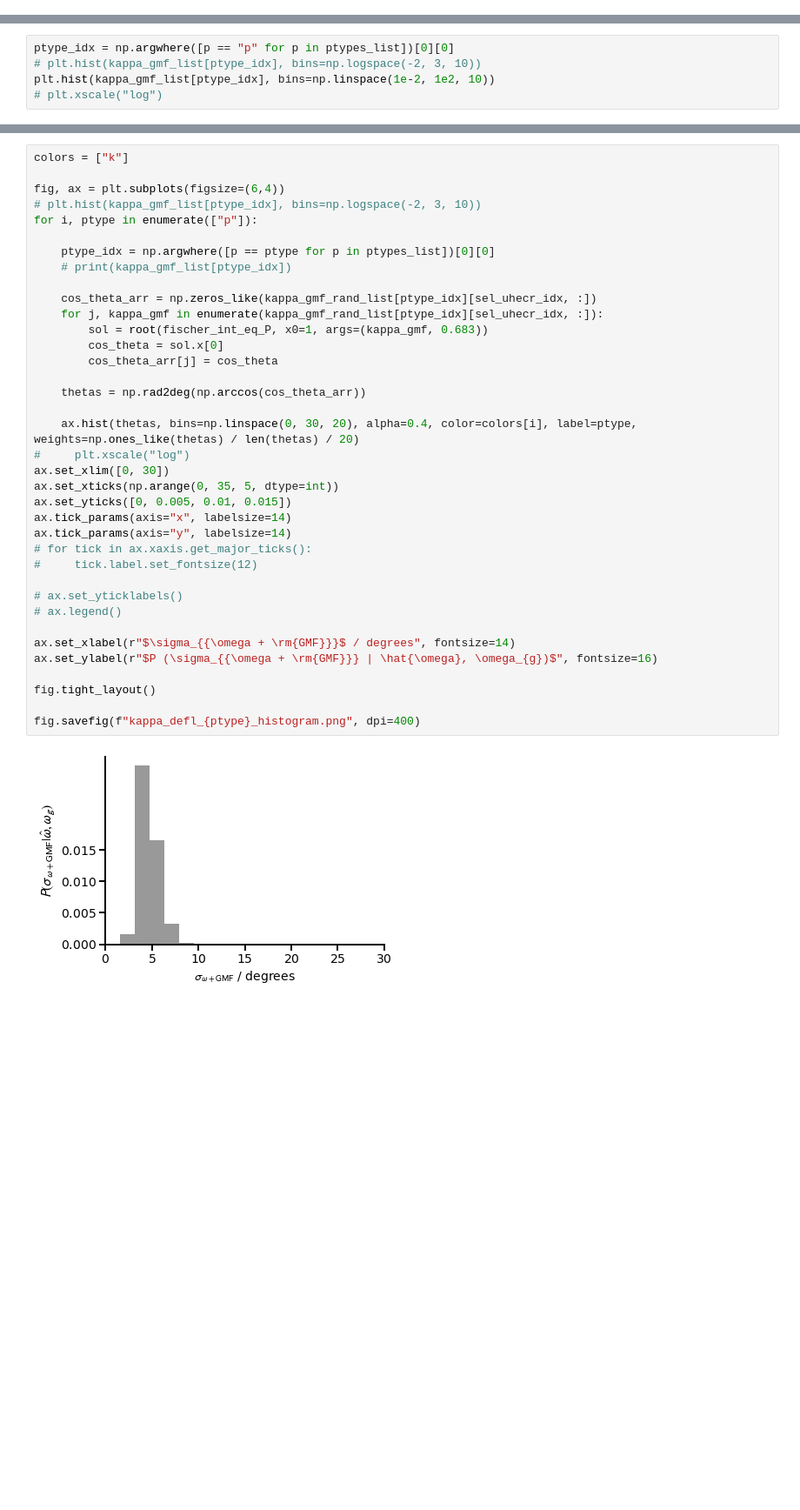
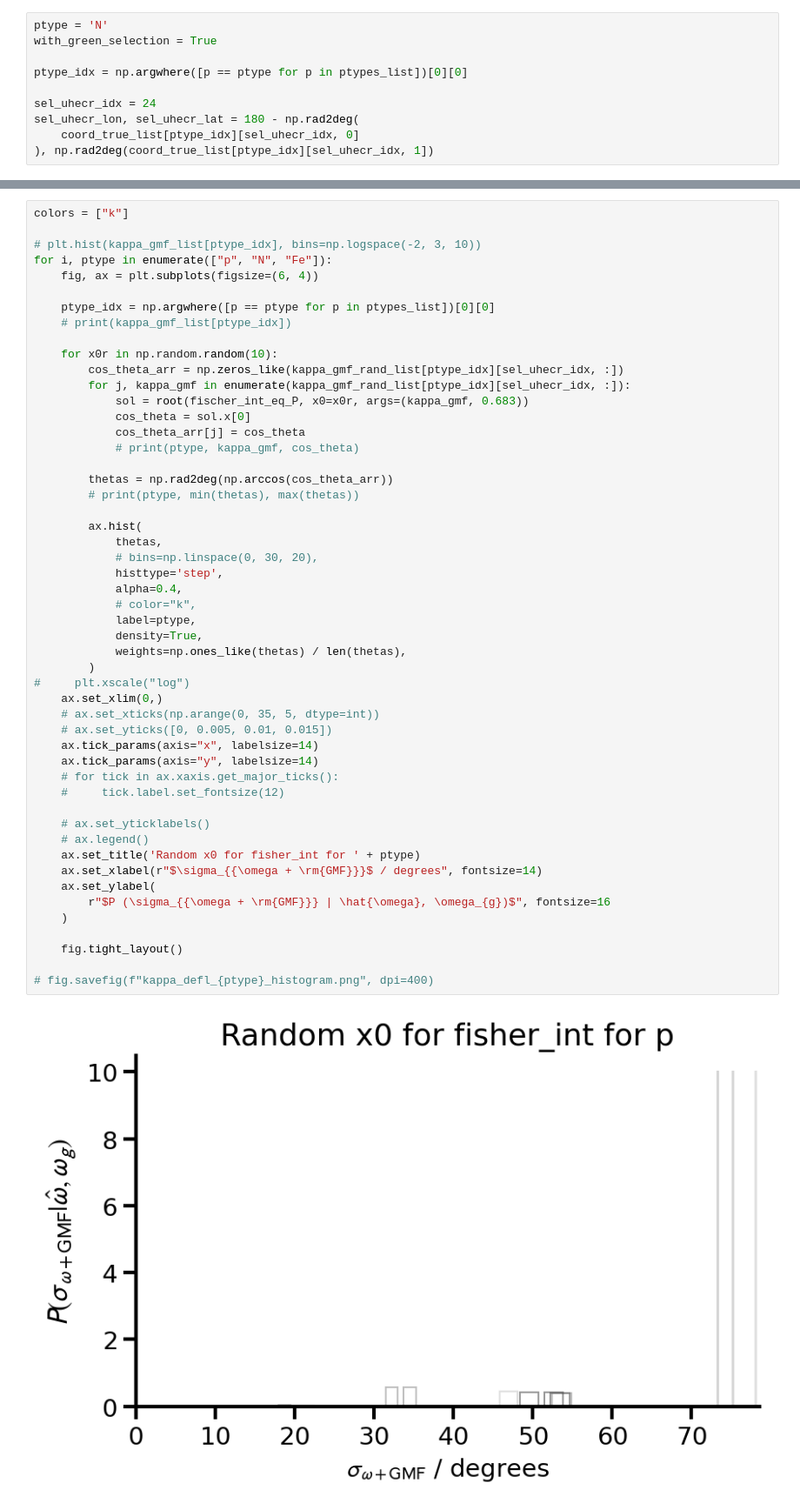
Before and after one commit to uhecr-project/uhecr_model, a Jupyter notebook: uhecr_model/paper_1/figures_deflection_exposure/figures_kappa_gmf.ipynb, the cells around one changed output, grey strips where cells are left out. Shown at 87% size. Saved outputs shown, nothing was run; the diff lists cells and outputs as text; blank space fills up the shorter version.

```diff
--- a/uhecr_model/paper_1/figures_deflection_exposure/figures_kappa_gmf.ipynb
+++ b/uhecr_model/paper_1/figures_deflection_exposure/figures_kappa_gmf.ipynb
@@ -71,3 +93,13 @@ len(kappa_gmf_list[0])
+# %%
+ptype = 'N'
+with_green_selection = True
+
+ptype_idx = np.argwhere([p == ptype for p in ptypes_list])[0][0]
+
+sel_uhecr_idx = 24
+sel_uhecr_lon, sel_uhecr_lat = 180 - np.rad2deg(
+    coord_true_list[ptype_idx][sel_uhecr_idx, 0]
+), np.rad2deg(coord_true_list[ptype_idx][sel_uhecr_idx, 1])
 # %%
 plt.style.use("minimalist")
 
@@ -293,5 +227,0 @@ len(thetas)
-# %%
-ptype_idx = np.argwhere([p == "p" for p in ptypes_list])[0][0]
-# plt.hist(kappa_gmf_list[ptype_idx], bins=np.logspace(-2, 3, 10))
-plt.hist(kappa_gmf_list[ptype_idx], bins=np.linspace(1e-2, 1e2, 10))
-# plt.xscale("log")
@@ -358,39 +384,53 @@ fig.savefig("kappa_defl_histogram.png", dpi=400)
 # %%
 colors = ["k"]
 
-fig, ax = plt.subplots(figsize=(6,4))
 # plt.hist(kappa_gmf_list[ptype_idx], bins=np.logspace(-2, 3, 10))
-for i, ptype in enumerate(["p"]):
+for i, ptype in enumerate(["p", "N", "Fe"]):
+    fig, ax = plt.subplots(figsize=(6, 4))
 
     ptype_idx = np.argwhere([p == ptype for p in ptypes_list])[0][0]
     # print(kappa_gmf_list[ptype_idx])
 
-    cos_theta_arr = np.zeros_like(kappa_gmf_rand_list[ptype_idx][sel_uhecr_idx, :])
-    for j, kappa_gmf in enumerate(kappa_gmf_rand_list[ptype_idx][sel_uhecr_idx, :]):
-        sol = root(fischer_int_eq_P, x0=1, args=(kappa_gmf, 0.683))
-        cos_theta = sol.x[0]
-        cos_theta_arr[j] = cos_theta
+    for x0r in np.random.random(10):
+        cos_theta_arr = np.zeros_like(kappa_gmf_rand_list[ptype_idx][sel_uhecr_idx, :])
+        for j, kappa_gmf in enumerate(kappa_gmf_rand_list[ptype_idx][sel_uhecr_idx, :]):
+            sol = root(fischer_int_eq_P, x0=x0r, args=(kappa_gmf, 0.683))
+            cos_theta = sol.x[0]
+            cos_theta_arr[j] = cos_theta
+            # print(ptype, kappa_gmf, cos_theta)
 
-    thetas = np.rad2deg(np.arccos(cos_theta_arr))
+        thetas = np.rad2deg(np.arccos(cos_theta_arr))
+        # print(ptype, min(thetas), max(thetas))
 
-    ax.hist(thetas, bins=np.linspace(0, 30, 20), alpha=0.4, color=colors[i], label=ptype, weights=np.ones_like(thetas) / len(thetas) / 20)
+        ax.hist(
+            thetas,
+            # bins=np.linspace(0, 30, 20),
+            histtype='step',
+            alpha=0.4,
+            # color="k",
+            label=ptype,
+            density=True,
+            weights=np.ones_like(thetas) / len(thetas),
+        )
 #     plt.xscale("log")
-ax.set_xlim([0, 30])
-ax.set_xticks(np.arange(0, 35, 5, dtype=int))
-ax.set_yticks([0, 0.005, 0.01, 0.015])
-ax.tick_params(axis="x", labelsize=14)
-ax.tick_params(axis="y", labelsize=14)
-# for tick in ax.xaxis.get_major_ticks():
-#     tick.label.set_fontsize(12)
+    ax.set_xlim(0,)
+    # ax.set_xticks(np.arange(0, 35, 5, dtype=int))
+    # ax.set_yticks([0, 0.005, 0.01, 0.015])
+    ax.tick_params(axis="x", labelsize=14)
+    ax.tick_params(axis="y", labelsize=14)
+    # for tick in ax.xaxis.get_major_ticks():
+    #     tick.label.set_fontsize(12)
 
-# ax.set_yticklabels()
-# ax.legend()
+    # ax.set_yticklabels()
+    # ax.legend()
+    ax.set_title('Random x0 for fisher_int for ' + ptype)
+    ax.set_xlabel(r"$\sigma_{{\omega + \rm{GMF}}}$ / degrees", fontsize=14)
+    ax.set_ylabel(
+        r"$P (\sigma_{{\omega + \rm{GMF}}} | \hat{\omega}, \omega_{g})$", fontsize=16
+    )
 
-ax.set_xlabel(r"$\sigma_{{\omega + \rm{GMF}}}$ / degrees", fontsize=14)
-ax.set_ylabel(r"$P (\sigma_{{\omega + \rm{GMF}}} | \hat{\omega}, \omega_{g})$", fontsize=16)
+    fig.tight_layout()
 
-fig.tight_layout()
-
-fig.savefig(f"kappa_defl_{ptype}_histogram.png", dpi=400)
+# fig.savefig(f"kappa_defl_{ptype}_histogram.png", dpi=400)
 # %% [output]
-[figure, old version]
+[figure, new version]
```
Also changed, not shown: parts of 11 cells of this notebook, 3 other files.
